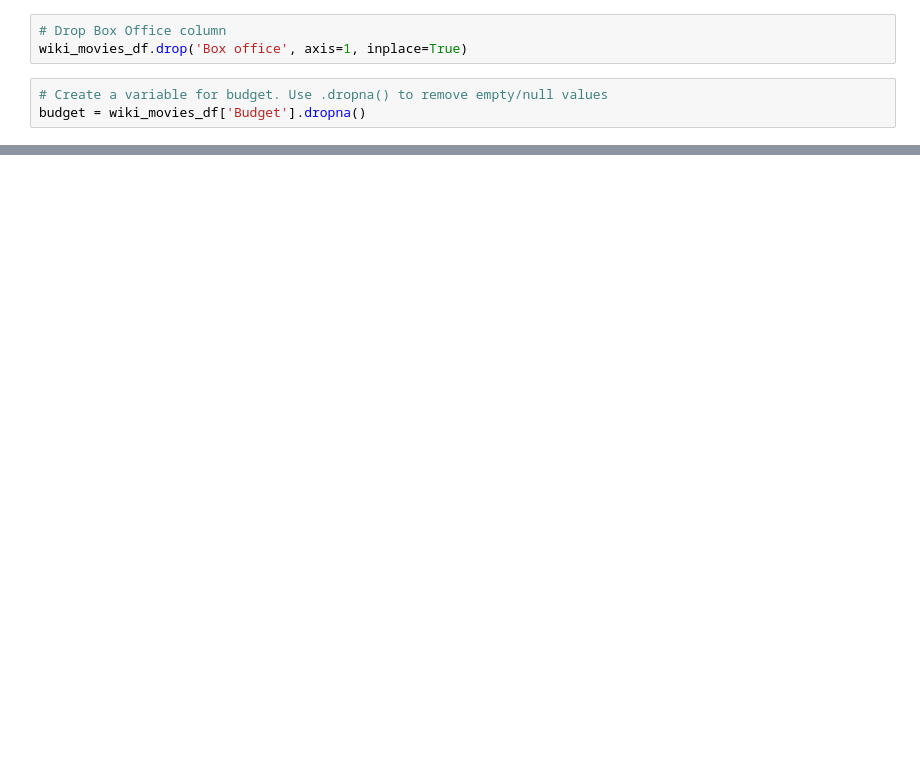
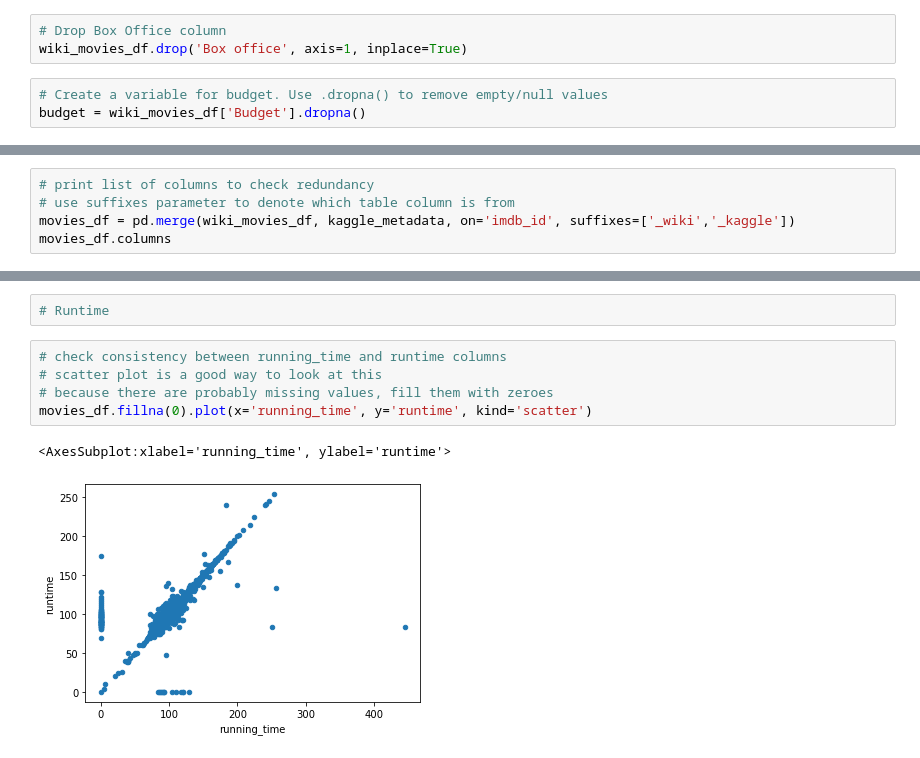
Before and after one commit to TheodoraNell/Movies-ETL, a Jupyter notebook: Movies-ETL.ipynb, the cells around one changed output, grey strips where cells are left out. Saved outputs shown, nothing was run; the diff lists cells and outputs as text; blank space fills up the shorter version.

Commit message:
Merge Wikipedia and Kaggle data

```diff
--- a/Movies-ETL.ipynb
+++ b/Movies-ETL.ipynb
@@ -816,0 +824,5 @@ Name: rating, dtype: float64
+# %%
+# print list of columns to check redundancy
+# use suffixes parameter to denote which table column is from
+movies_df = pd.merge(wiki_movies_df, kaggle_metadata, on='imdb_id', suffixes=['_wiki','_kaggle'])
+movies_df.columns
@@ -816,0 +906,10 @@ Name: rating, dtype: float64
+# %%
+# Runtime
+# %%
+# check consistency between running_time and runtime columns
+# scatter plot is a good way to look at this
+# because there are probably missing values, fill them with zeroes
+movies_df.fillna(0).plot(x='running_time', y='runtime', kind='scatter')
+# %% [output]
+<AxesSubplot:xlabel='running_time', ylabel='runtime'>
+[figure, added]
```
Also changed, not shown: parts of 123 cells of this notebook.
